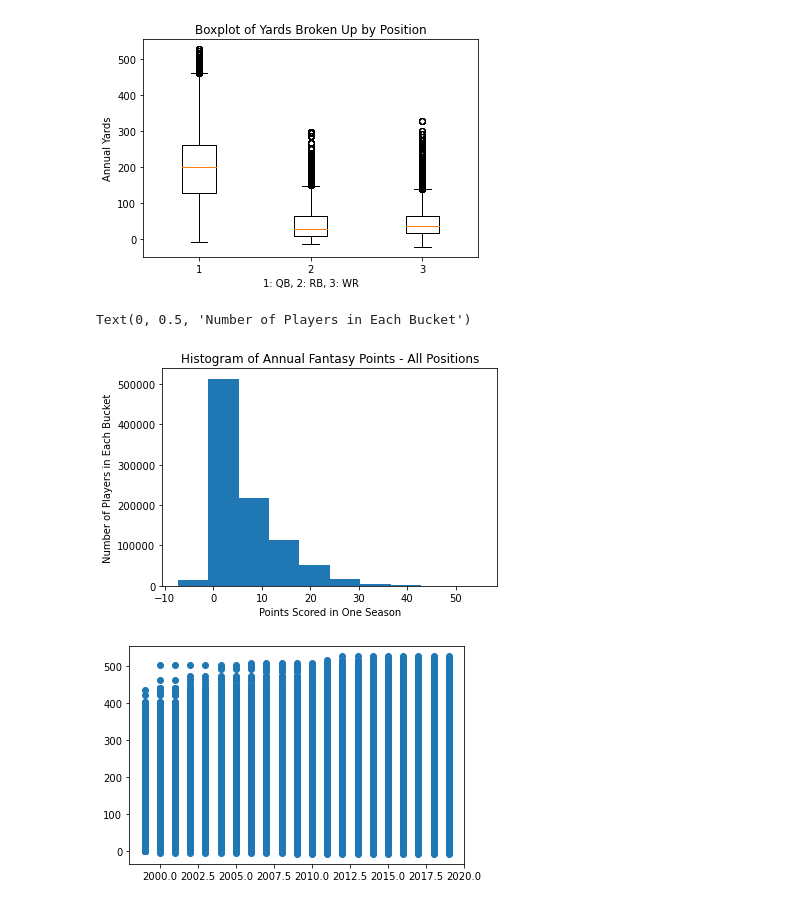
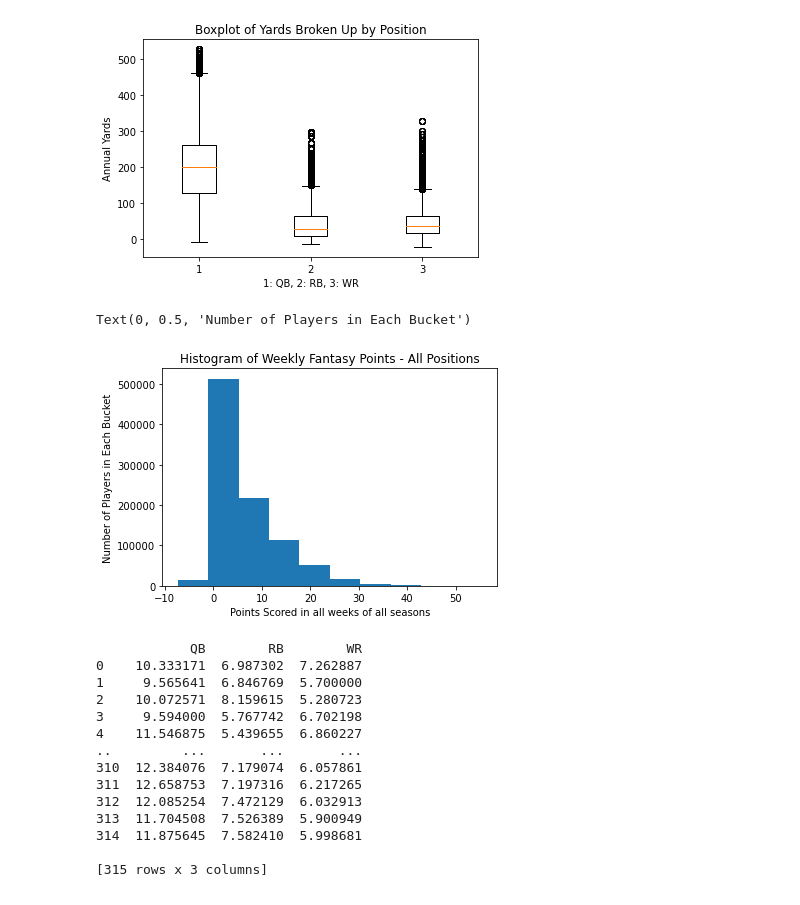
Before and after one commit to maha4208/fantasy-football-statistical-analysis, a Jupyter notebook: WeeklyStats.ipynb, the cells around one changed output. Saved outputs shown, nothing was run; the diff lists cells and outputs as text; code cells hidden in the pictures.

Commit message:
Fixed year and week row

```diff
--- a/WeeklyStats.ipynb
+++ b/WeeklyStats.ipynb
@@ -56,14 +57,46 @@ Text(0, 0.5, 'Annual Yards')
 [figure]
 # %%
 plt.hist(weekYearDf['StandardFantasyPoints'])
-plt.title('Histogram of Annual Fantasy Points - All Positions')
-plt.xlabel('Points Scored in One Season')
+plt.title('Histogram of Weekly Fantasy Points - All Positions')
+plt.xlabel('Points Scored in all weeks of all seasons')
 plt.ylabel('Number of Players in Each Bucket')
 # %% [output]
 Text(0, 0.5, 'Number of Players in Each Bucket')
-[figure, old version]
+[figure, new version]
 # %%
-plt.scatter(QB_weekYearDf['Year'], QB_weekYearDf['PassingYds'])
-plt.show()
+meanTempDf = pd.DataFrame()
+QBweekList = []
+RBweekList = []
+WRweekList = []
+for years in range(1999, 2020):
+    tempQByearDf = QB_weekYearDf.loc[QB_weekYearDf['Year'] == years]
+    tempRByearDf = RB_weekYearDf.loc[RB_weekYearDf['Year'] == years]
+    tempWRyearDf = WR_weekYearDf.loc[WR_weekYearDf['Year'] == years]
+    for weeks in range(1, 16):
+        tempQBDf = tempQByearDf.loc[tempQByearDf['Week'] == weeks]
+        tempRBDf = tempRByearDf.loc[tempRByearDf['Week'] == weeks]
+        tempWRDf = tempWRyearDf.loc[tempWRyearDf['Week'] == weeks]
+
+        QBweekList.append(tempQBDf['StandardFantasyPoints'].mean())
+        RBweekList.append(tempRBDf['StandardFantasyPoints'].mean())
+        WRweekList.append(tempWRDf['StandardFantasyPoints'].mean())
+
+meanTempDf['QB'] = QBweekList
+meanTempDf['RB'] = RBweekList
+meanTempDf['WR'] = WRweekList
+print(meanTempDf)
 # %% [output]
-[figure, removed]
+            QB        RB        WR
+0    10.333171  6.987302  7.262887
+1     9.565641  6.846769  5.700000
+2    10.072571  8.159615  5.280723
+3     9.594000  5.767742  6.702198
+4    11.546875  5.439655  6.860227
+..         ...       ...       ...
+310  12.384076  7.179074  6.057861
+311  12.658753  7.197316  6.217265
+312  12.085254  7.472129  6.032913
+313  11.704508  7.526389  5.900949
+314  11.875645  7.582410  5.998681
+
+[315 rows x 3 columns]
```
Also changed, not shown: parts of 1 cell of this notebook.
